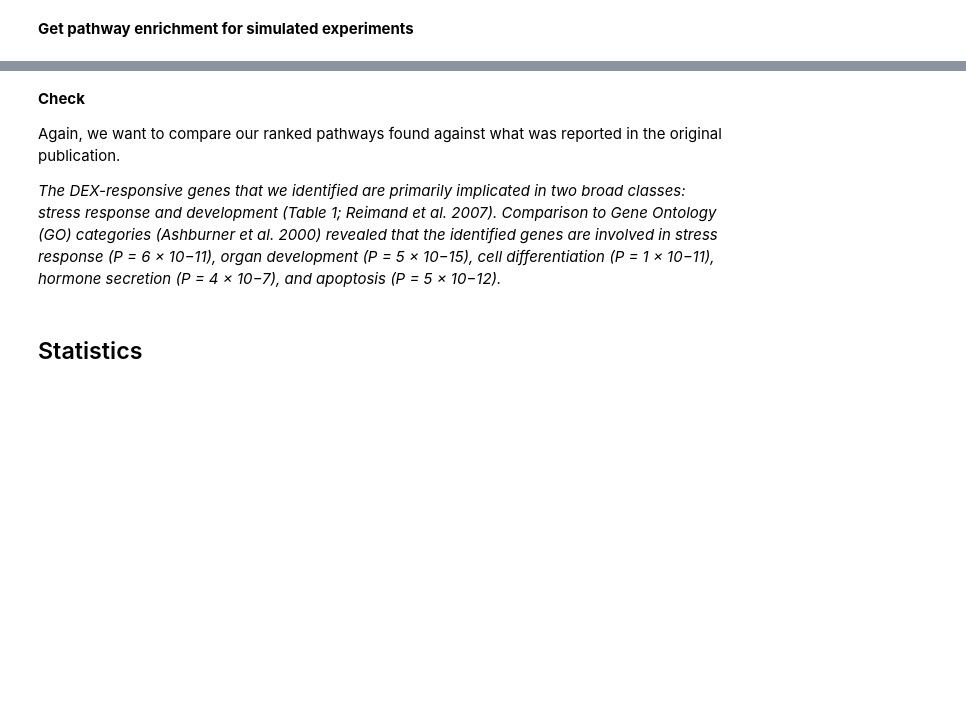
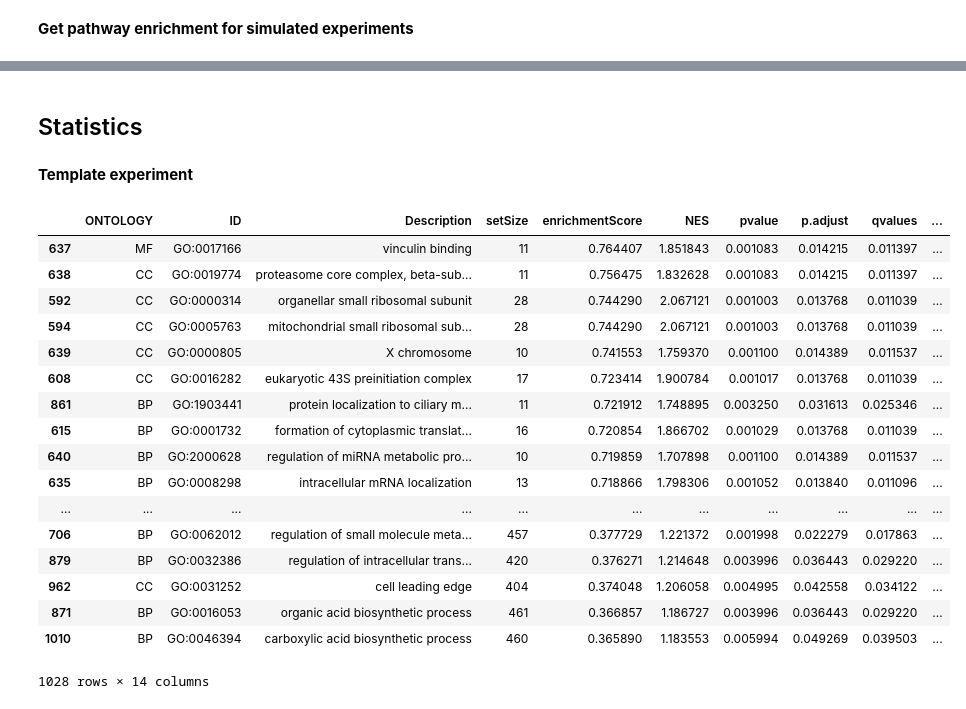
Before and after one commit to greenelab/simulate-expression-compendia, a Jupyter notebook: Rank_pathways/3_statistical_analyses.ipynb, the cells around one changed output, grey strips where cells are left out. Saved outputs shown, nothing was run; the diff lists cells and outputs as text; code cells hidden in the pictures; blank space fills up the shorter version.

```diff
--- a/Rank_pathways/3_statistical_analyses.ipynb
+++ b/Rank_pathways/3_statistical_analyses.ipynb
@@ -278,8 +287,34 @@ running file: /home/alexandra/Documents/Data/Rank_pathways/DE_stats/DE_stats_sim
-# %% [markdown]
-**Check**
-
-Again, we want to compare our ranked pathways found against what was reported in the original publication.
-
-*The DEX-responsive genes that we identified are primarily implicated in two broad classes: stress response and development (Table 1; Reimand et al. 2007). Comparison to Gene Ontology (GO) categories (Ashburner et al. 2000) revealed that the identified genes are involved in stress response (P = 6 × 10−11), organ development (P = 5 × 10−15), cell differentiation (P = 1 × 10−11), hormone secretion (P = 4 × 10−7), and apoptosis (P = 5 × 10−12).*
 # %% [markdown]
 ## Statistics
+# %% [markdown]
+**Template experiment**
+# %%
+col_to_rank = 'enrichmentScore'
+# %%
+# zip GO ID and description to get unique key
+enriched_pathways["ID_description"] = enriched_pathways["ID"] +"-"+enriched_pathways["Description"]
+# %%
+# Get ranks of template experiment
+# Rank pathways by highest enrichment score
+enriched_pathways['ranking'] = enriched_pathways[col_to_rank].rank(ascending = 0)
+enriched_pathways = enriched_pathways.sort_values(by=col_to_rank, ascending=False)
+enriched_pathways
+# %% [output]
+|  | ONTOLOGY | ID | Description | setSize | enrichmentScore | NES | pvalue | p.adjust | qvalues | ... |
+| 637 | MF | GO:0017166 | vinculin binding | 11 | 0.764407 | 1.851843 | 0.001083 | 0.014215 | 0.011397 | ... |
+| 638 | CC | GO:0019774 | proteasome core complex, beta-sub... | 11 | 0.756475 | 1.832628 | 0.001083 | 0.014215 | 0.011397 | ... |
+| 592 | CC | GO:0000314 | organellar small ribosomal subunit | 28 | 0.744290 | 2.067121 | 0.001003 | 0.013768 | 0.011039 | ... |
+| 594 | CC | GO:0005763 | mitochondrial small ribosomal sub... | 28 | 0.744290 | 2.067121 | 0.001003 | 0.013768 | 0.011039 | ... |
+| 639 | CC | GO:0000805 | X chromosome | 10 | 0.741553 | 1.759370 | 0.001100 | 0.014389 | 0.011537 | ... |
+| 608 | CC | GO:0016282 | eukaryotic 43S preinitiation complex | 17 | 0.723414 | 1.900784 | 0.001017 | 0.013768 | 0.011039 | ... |
+| 861 | BP | GO:1903441 | protein localization to ciliary m... | 11 | 0.721912 | 1.748895 | 0.003250 | 0.031613 | 0.025346 | ... |
+| 615 | BP | GO:0001732 | formation of cytoplasmic translat... | 16 | 0.720854 | 1.866702 | 0.001029 | 0.013768 | 0.011039 | ... |
+| 640 | BP | GO:2000628 | regulation of miRNA metabolic pro... | 10 | 0.719859 | 1.707898 | 0.001100 | 0.014389 | 0.011537 | ... |
+| 635 | BP | GO:0008298 | intracellular mRNA localization | 13 | 0.718866 | 1.798306 | 0.001052 | 0.013840 | 0.011096 | ... |
+| ... | ... | ... | ... | ... | ... | ... | ... | ... | ... | ... |
+| 706 | BP | GO:0062012 | regulation of small molecule meta... | 457 | 0.377729 | 1.221372 | 0.001998 | 0.022279 | 0.017863 | ... |
+| 879 | BP | GO:0032386 | regulation of intracellular trans... | 420 | 0.376271 | 1.214648 | 0.003996 | 0.036443 | 0.029220 | ... |
+| 962 | CC | GO:0031252 | cell leading edge | 404 | 0.374048 | 1.206058 | 0.004995 | 0.042558 | 0.034122 | ... |
+| 871 | BP | GO:0016053 | organic acid biosynthetic process | 461 | 0.366857 | 1.186727 | 0.003996 | 0.036443 | 0.029220 | ... |
+| 1010 | BP | GO:0046394 | carboxylic acid biosynthetic process | 460 | 0.365890 | 1.183553 | 0.005994 | 0.049269 | 0.039503 | ... |
+1028 rows × 14 columns
```
Also changed, not shown: parts of 16 cells of this notebook, 4 other files.
